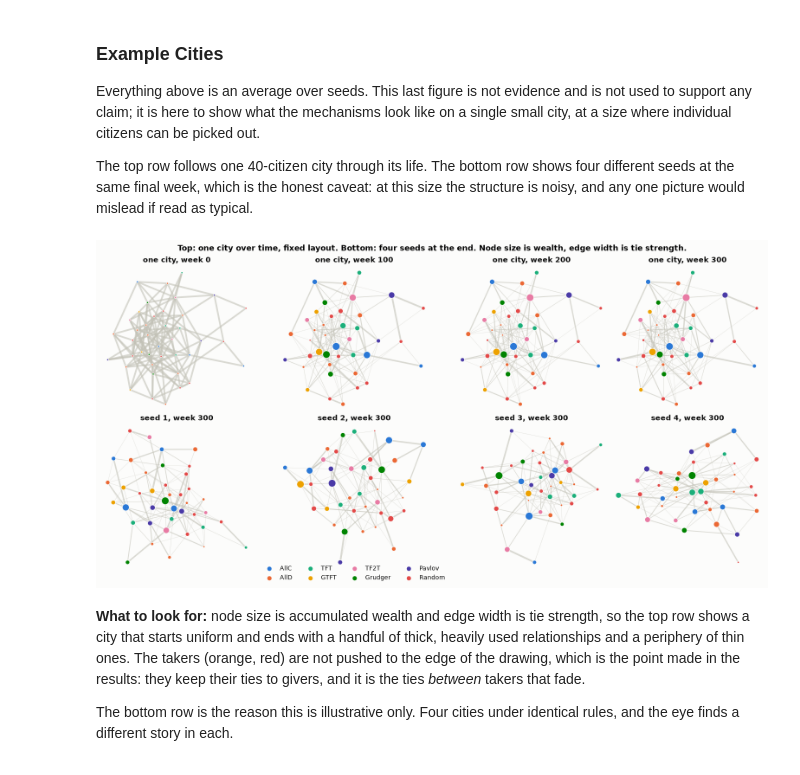
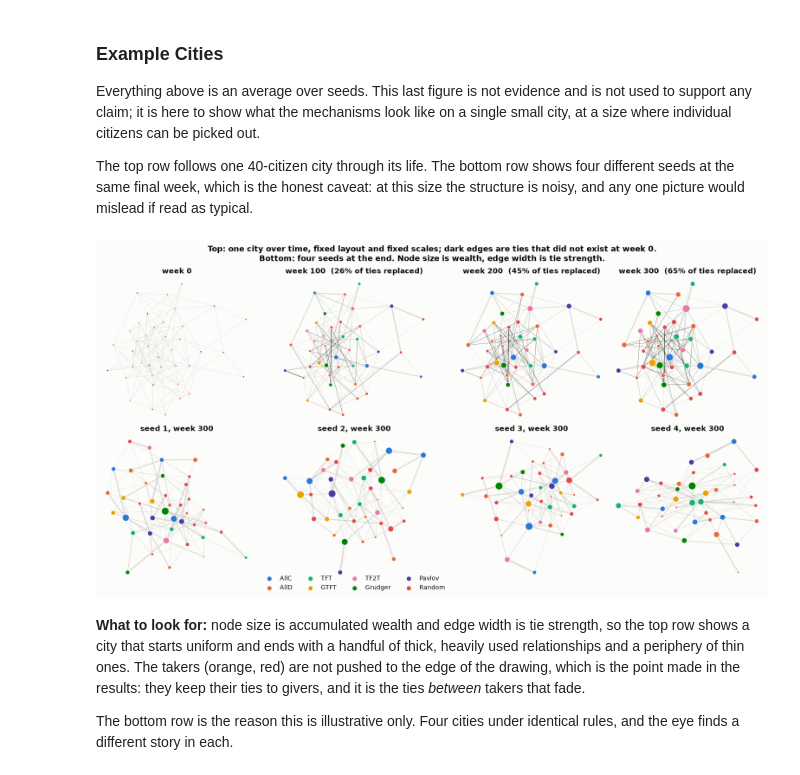
Before and after one commit to Precipicee/cits4403-project, a Jupyter notebook: notebooks/Project.ipynb, the cells around one changed output. Saved outputs shown, nothing was run; the diff lists cells and outputs as text; code cells hidden in the pictures.

```diff
--- a/notebooks/Project.ipynb
+++ b/notebooks/Project.ipynb
@@ -847,25 +893,36 @@ any one picture would mislead if read as typical.
 # %%
 from utilities.network_draw import draw_snapshot, layout, strategy_legend
 
 DEMO = {"population.n_agents": 40, "run.n_rounds": 300, "population.giver_fraction": 0.5}
 demo = Simulation(stage("M4", **DEMO), root_seed=R.DEFAULT_SEED, repeat=0, instruments=("snapshots",))
 frames = {frame["round"]: frame for frame in demo.run().outputs["snapshots"]}
-pos = layout(frames[0]["adjacency"], seed=3)   # fixed positions, so ties can be seen moving
+pos = layout(frames[0]["adjacency"], seed=3)      # fixed positions, so ties can be seen moving
+start = frames[0]["adjacency"]
 
-fig, axes = plt.subplots(2, 4, figsize=(14, 7.2))
-for ax, week in zip(axes[0], [0, 100, 200, 300]):
-    draw_snapshot(ax, frames[week], pos, title=f"one city, week {week}")
+# Fixed scales across the row. Left to normalise per panel, a city that is churning heavily
+# still looks unchanged, because every frame rescales to its own richest citizen.
+shown = [0, 100, 200, 300]
+wealth_scale = (0.0, max(frames[w]["wealth"].max() for w in shown))
+weight_scale = max(frames[w]["weight"].max() for w in shown)
+
+fig, axes = plt.subplots(2, 4, figsize=(14, 7.4))
+for ax, week in zip(axes[0], shown):
+    churn = np.triu(frames[week]["adjacency"] ^ start, 1).sum() / np.triu(start, 1).sum()
+    draw_snapshot(ax, frames[week], pos, since=start, wealth_scale=wealth_scale,
+                  weight_scale=weight_scale,
+                  title=f"week {week}" + (f"  ({churn:.0%} of ties replaced)" if week else ""))
 for ax, repeat in zip(axes[1], range(1, 5)):
     other = Simulation(stage("M4", **DEMO), root_seed=R.DEFAULT_SEED, repeat=repeat,
                        instruments=("snapshot",))
     snap = other.run().outputs["snapshot"]
     draw_snapshot(ax, snap, layout(snap["adjacency"], seed=3), title=f"seed {repeat}, week 300")
 strategy_legend(axes[1][1])
-fig.suptitle("Top: one city over time, fixed layout. Bottom: four seeds at the end. "
+fig.suptitle("Top: one city over time, fixed layout and fixed scales; dark edges are ties that "
+             "did not exist at week 0.\nBottom: four seeds at the end. "
              "Node size is wealth, edge width is tie strength.", fontweight="bold")
 plt.show()
 # %% [output]
-[figure, old version]
+[figure, new version]
 # %% [markdown]
 **What to look for:** node size is accumulated wealth and edge width is tie strength, so the top
 row shows a city that starts uniform and ends with a handful of thick, heavily used relationships
```
Also changed, not shown: parts of 4 cells of this notebook, 1 other file.
